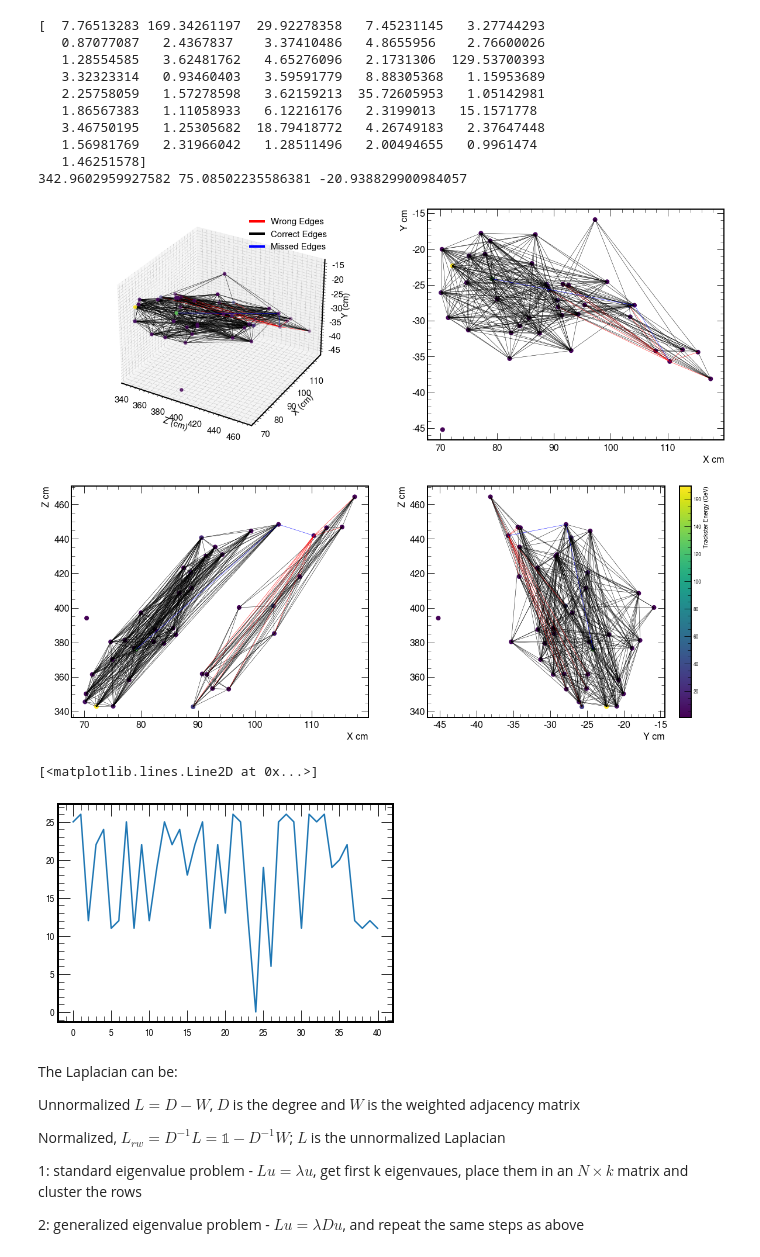
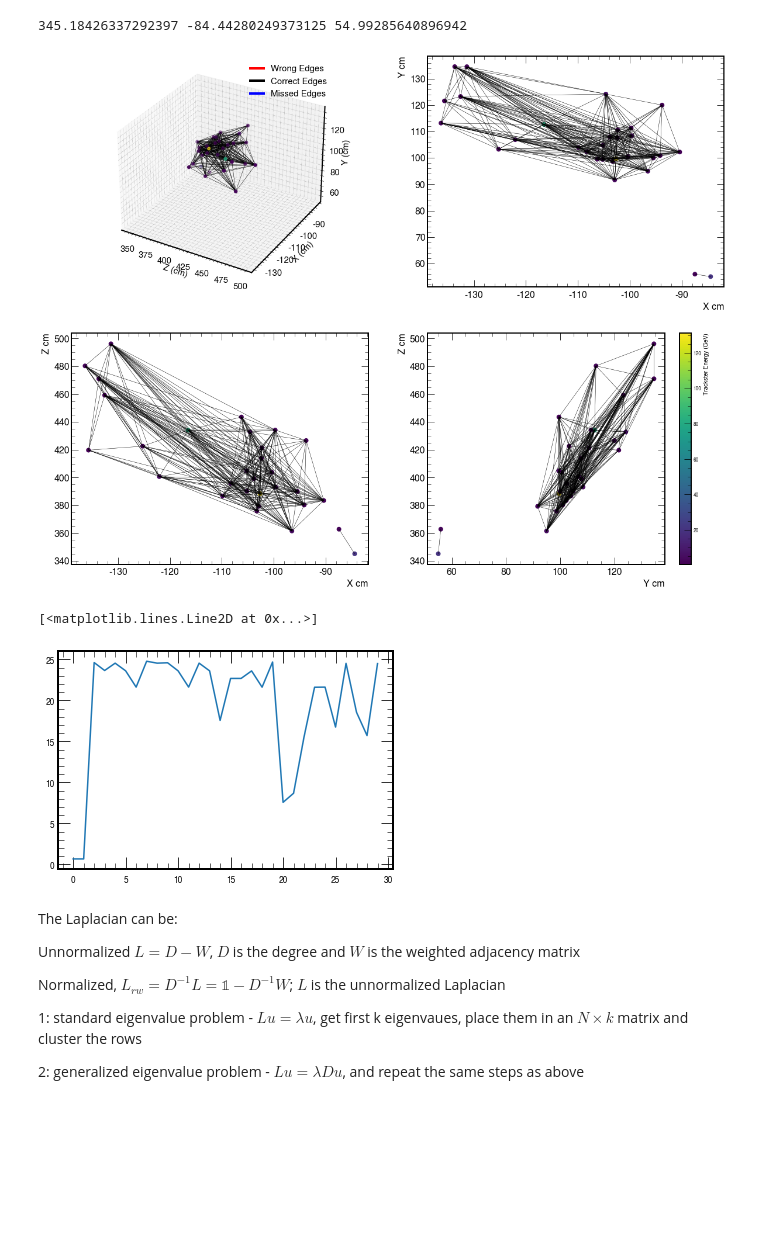
Before and after one commit to Abhirikshma/HackathonLinking, a Jupyter notebook: 3-Visualization.ipynb, the cells around one changed output. Drawn from its saved outputs; the diff is of its cells as text; code cells hidden in the pictures; blank space fills up the shorter version.

```diff
--- a/3-Visualization.ipynb
+++ b/3-Visualization.ipynb
@@ -285,12 +297,14 @@ def connectivity_matrix(model, data_list, ev, similarity=True, thr=0.6):
 # %%
 # Load the dataset
 #testDataset = torch.load("/eos/user/w/wredjeb/SWAN_projects/GraphSC/HackathonLinking/dataProcessed/dataTest.pt")
-testDataset = torch.load("/eos/user/a/abhiriks/SWAN_projects/TICLv4graph/test/HackathonLinking/dataProcessed/dataTest.pt")
+#testDataset = torch.load("/eos/user/a/abhiriks/SWAN_projects/TICLv4graph/test/HackathonLinking/dataProcessed/dataTest.pt")
+testDataset = torch.load("/eos/user/a/abhiriks/SWAN_projects/TICLv4graph/test/HackathonLinking/dataProcessed_improved/dataTest.pt")
+#testDataset = torch.load("/eos/user/a/abhiriks/SWAN_projects/TICLv4graph/test/HackathonLinking/dataProcessed_multiParticle/dataTest.pt")
 # %%
 # Load the model
 modelLoad = GraphNet()
 #modelLoad.load_state_dict(torch.load("/eos/user/w/wredjeb/SWAN_projects/GraphSC/HackathonLinking/FirstModel/model.pt")["model_state_dict"])
-modelLoad.load_state_dict(torch.load("/eos/user/a/abhiriks/SWAN_projects/TICLv4graph/test/HackathonLinking/model/trackster_graphconv.pt"))
+modelLoad.load_state_dict(torch.load("/eos/user/a/abhiriks/SWAN_projects/TICLv4graph/test/HackathonLinking/model/trackster_graphconv_improved_truth.pt"))
 modelLoad.eval()
 # %% [output]
 GraphNet(
@@ -311,37 +325,27 @@ GraphNet(
   )
 )
 # %%
-ev_vis = 134 #event to visualize
+ev_vis = 6 #event to visualize
 t_node, t_pairs = truth_pairs(modelLoad, testDataset, ev_vis, 0.5)
 p_node, p_pairs = prediction_pairs(modelLoad, testDataset, ev_vis, 0.6)
 
 from pylab import cm
 from IPython.display import display
 
 %matplotlib inline
 fig = plt.figure(figsize=(20,16))
 ax = fig.add_subplot(221, projection='3d')
 ax2 = fig.add_subplot(222)
 ax3 = fig.add_subplot(223)
 ax4 = fig.add_subplot(224)
 x = p_node[:,0].detach().numpy()
 y = p_node[:,1].detach().numpy()
 z = p_node[:,2].detach().numpy()
 E = p_node[:,10].detach().numpy()
-print(E)
-plotTrackster(fig, ax, ax2,ax3,ax4, z,x,y,plot_missed = True, heatmap=E,edges=p_pairs, edges_t = t_pairs)
+plotTrackster(fig, ax, ax2,ax3 ,ax4 , z,x,y,plot_missed = True, heatmap=E, edges=p_pairs, edges_t = t_pairs)
 # %% [output]
-[  7.76513283 169.34261197  29.92278358   7.45231145   3.27744293
-   0.87077087   2.4367837    3.37410486   4.8655956    2.76600026
-   1.28554585   3.62481762   4.65276096   2.1731306  129.53700393
-   3.32323314   0.93460403   3.59591779   8.88305368   1.15953689
-   2.25758059   1.57278598   3.62159213  35.72605953   1.05142981
-   1.86567383   1.11058933   6.12216176   2.3199013   15.1571778
-   3.46750195   1.25305682  18.79418772   4.26749183   2.37647448
-   1.56981769   2.31966042   1.28511496   2.00494655   0.9961474
-   1.46251578]
-342.9602959927582 75.08502235586381 -20.938829900984057
+345.18426337292397 -84.44280249373125 54.99285640896942
-[figure, old version]
+[figure, new version]
 # %%
 # get the truth and predicted (weighted) adj matrices for the event
 adj_weighted, truth_adj = connectivity_matrix(modelLoad, testDataset, ev_vis)
@@ -350,10 +354,10 @@ adj_unweigh = adj_weighted>0.6 # adj_unweigh is the thresholded matrix
 degree_unweigh = np.sum(adj_unweigh, axis = 1)
 degree_weighted = np.sum(adj_weighted, axis = 1)
 # %%
-plt.plot(degree_unweigh)
+plt.plot(degree_weighted)
 # %% [output]
 [<matplotlib.lines.Line2D at 0x...>]
-[figure, old version]
+[figure, new version]
 # %% [markdown]
   The Laplacian can be:
 
```
Also changed, not shown: parts of 17 cells of this notebook.
